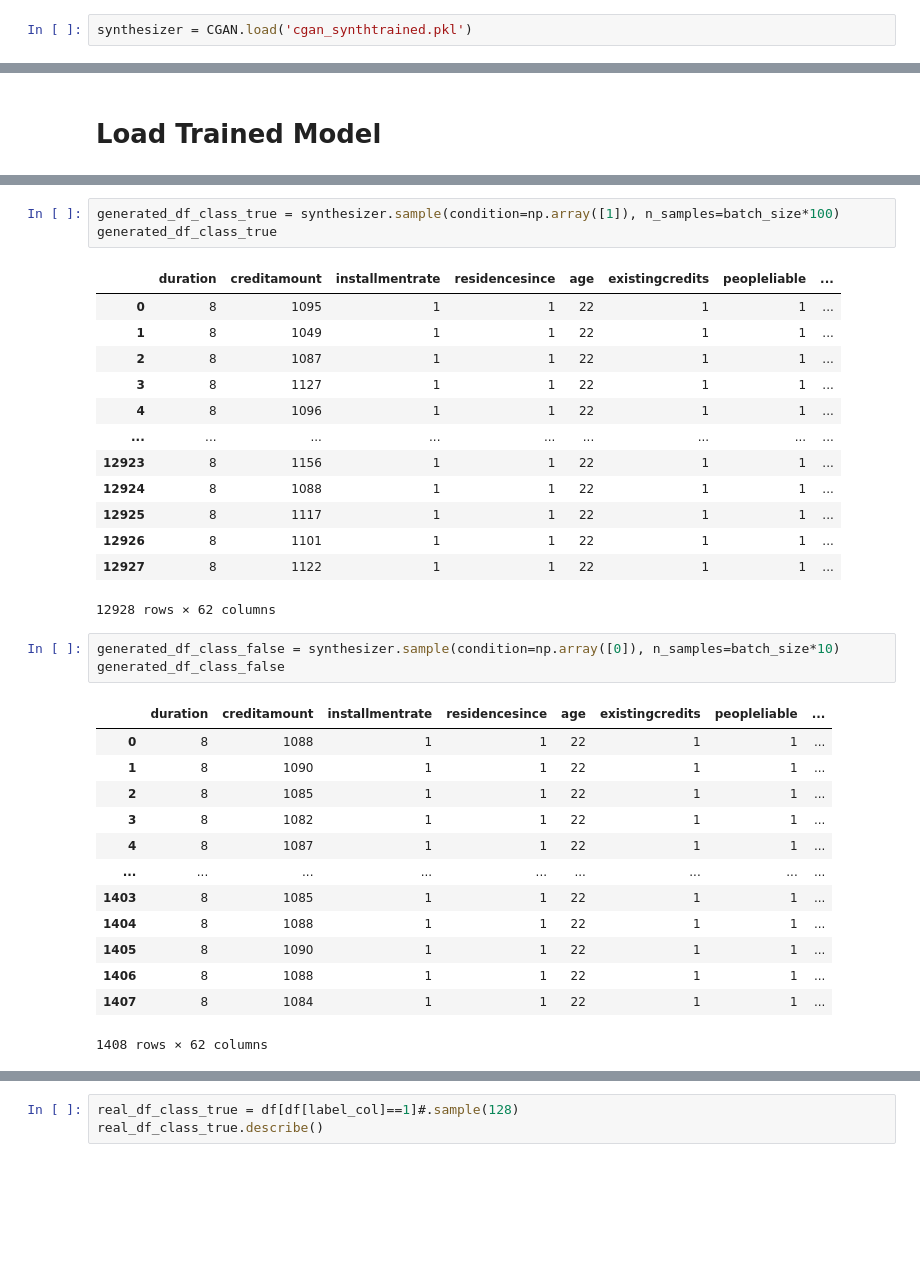
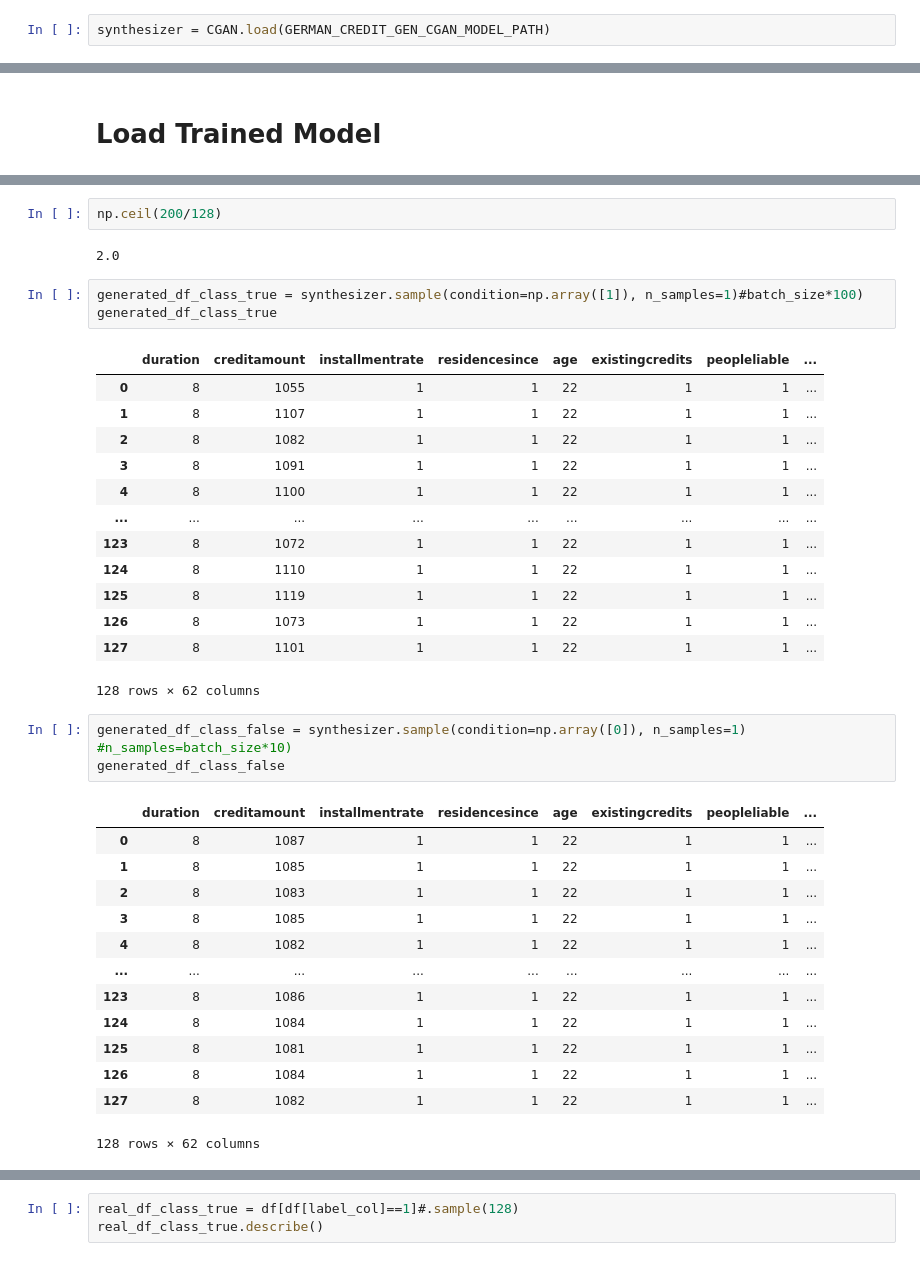
Before and after one commit to guyfreund/data_drift_detection, a Jupyter notebook: src/pipeline/data_generation/german_credit_generative_model_training.ipynb, the cells around one changed output, grey strips where cells are left out. Drawn from its saved outputs; the diff is of its cells as text; blank space fills up the shorter version.

```diff
--- a/src/pipeline/data_generation/german_credit_generative_model_training.ipynb
+++ b/src/pipeline/data_generation/german_credit_generative_model_training.ipynb
@@ -180,4 +180,4 @@ synthesizer.sample(condition=np.array([1]), n_samples=2).shape
 # %% [output]
 (128, 52)
 # %%
-synthesizer = CGAN.load('cgan_synthtrained.pkl')
+synthesizer = CGAN.load(GERMAN_CREDIT_GEN_CGAN_MODEL_PATH)
@@ -230,34 +252,38 @@ synthesizer = CGAN.load(GERMAN_CREDIT_GEN_CGAN_MODEL_PATH)
+# %%
+np.ceil(200/128)
+# %% [output]
+2.0
 # %%
-generated_df_class_true = synthesizer.sample(condition=np.array([1]), n_samples=batch_size*100)
+generated_df_class_true = synthesizer.sample(condition=np.array([1]), n_samples=1)#batch_size*100)
 generated_df_class_true
 # %% [output]
 |  | duration | creditamount | installmentrate | residencesince | age | existingcredits | peopleliable | ... |
-| 0 | 8 | 1095 | 1 | 1 | 22 | 1 | 1 | ... |
-| 1 | 8 | 1049 | 1 | 1 | 22 | 1 | 1 | ... |
-| 2 | 8 | 1087 | 1 | 1 | 22 | 1 | 1 | ... |
-| 3 | 8 | 1127 | 1 | 1 | 22 | 1 | 1 | ... |
-| 4 | 8 | 1096 | 1 | 1 | 22 | 1 | 1 | ... |
+| 0 | 8 | 1055 | 1 | 1 | 22 | 1 | 1 | ... |
+| 1 | 8 | 1107 | 1 | 1 | 22 | 1 | 1 | ... |
+| 2 | 8 | 1082 | 1 | 1 | 22 | 1 | 1 | ... |
+| 3 | 8 | 1091 | 1 | 1 | 22 | 1 | 1 | ... |
+| 4 | 8 | 1100 | 1 | 1 | 22 | 1 | 1 | ... |
 | ... | ... | ... | ... | ... | ... | ... | ... | ... |
-| 12923 | 8 | 1156 | 1 | 1 | 22 | 1 | 1 | ... |
-| 12924 | 8 | 1088 | 1 | 1 | 22 | 1 | 1 | ... |
-| 12925 | 8 | 1117 | 1 | 1 | 22 | 1 | 1 | ... |
-| 12926 | 8 | 1101 | 1 | 1 | 22 | 1 | 1 | ... |
-| 12927 | 8 | 1122 | 1 | 1 | 22 | 1 | 1 | ... |
+| 123 | 8 | 1072 | 1 | 1 | 22 | 1 | 1 | ... |
+| 124 | 8 | 1110 | 1 | 1 | 22 | 1 | 1 | ... |
+| 125 | 8 | 1119 | 1 | 1 | 22 | 1 | 1 | ... |
+| 126 | 8 | 1073 | 1 | 1 | 22 | 1 | 1 | ... |
+| 127 | 8 | 1101 | 1 | 1 | 22 | 1 | 1 | ... |
-12928 rows × 62 columns
+128 rows × 62 columns
 # %%
-generated_df_class_false = synthesizer.sample(condition=np.array([0]), n_samples=batch_size*10)
+generated_df_class_false = synthesizer.sample(condition=np.array([0]), n_samples=1) #n_samples=batch_size*10)
 generated_df_class_false
 # %% [output]
 |  | duration | creditamount | installmentrate | residencesince | age | existingcredits | peopleliable | ... |
-| 0 | 8 | 1088 | 1 | 1 | 22 | 1 | 1 | ... |
-| 1 | 8 | 1090 | 1 | 1 | 22 | 1 | 1 | ... |
-| 2 | 8 | 1085 | 1 | 1 | 22 | 1 | 1 | ... |
-| 3 | 8 | 1082 | 1 | 1 | 22 | 1 | 1 | ... |
-| 4 | 8 | 1087 | 1 | 1 | 22 | 1 | 1 | ... |
+| 0 | 8 | 1087 | 1 | 1 | 22 | 1 | 1 | ... |
+| 1 | 8 | 1085 | 1 | 1 | 22 | 1 | 1 | ... |
+| 2 | 8 | 1083 | 1 | 1 | 22 | 1 | 1 | ... |
+| 3 | 8 | 1085 | 1 | 1 | 22 | 1 | 1 | ... |
+| 4 | 8 | 1082 | 1 | 1 | 22 | 1 | 1 | ... |
 | ... | ... | ... | ... | ... | ... | ... | ... | ... |
-| 1403 | 8 | 1085 | 1 | 1 | 22 | 1 | 1 | ... |
-| 1404 | 8 | 1088 | 1 | 1 | 22 | 1 | 1 | ... |
-| 1405 | 8 | 1090 | 1 | 1 | 22 | 1 | 1 | ... |
-| 1406 | 8 | 1088 | 1 | 1 | 22 | 1 | 1 | ... |
-| 1407 | 8 | 1084 | 1 | 1 | 22 | 1 | 1 | ... |
+| 123 | 8 | 1086 | 1 | 1 | 22 | 1 | 1 | ... |
+| 124 | 8 | 1084 | 1 | 1 | 22 | 1 | 1 | ... |
+| 125 | 8 | 1081 | 1 | 1 | 22 | 1 | 1 | ... |
+| 126 | 8 | 1084 | 1 | 1 | 22 | 1 | 1 | ... |
+| 127 | 8 | 1082 | 1 | 1 | 22 | 1 | 1 | ... |
-1408 rows × 62 columns
+128 rows × 62 columns
```
Also changed, not shown: parts of 5 cells of this notebook, 3 other files.
